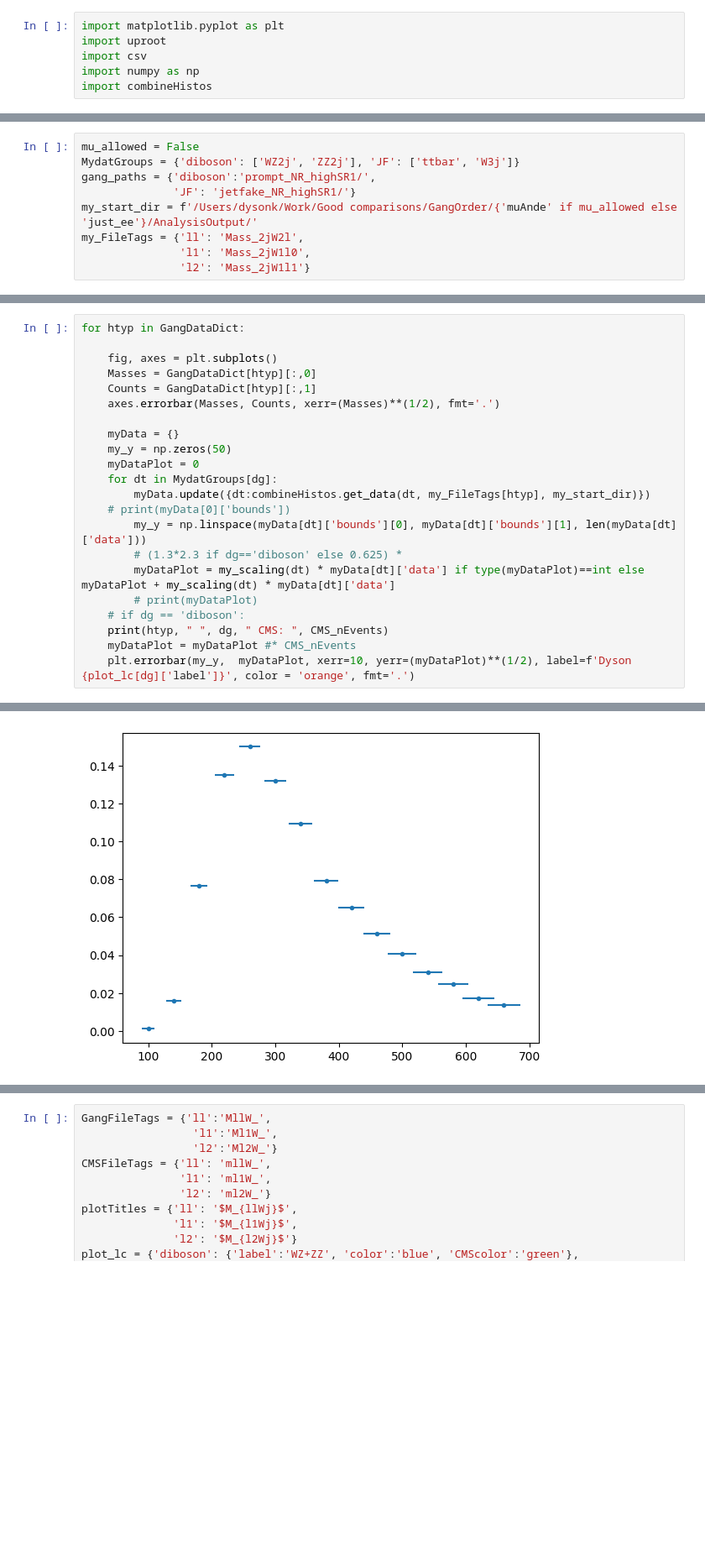
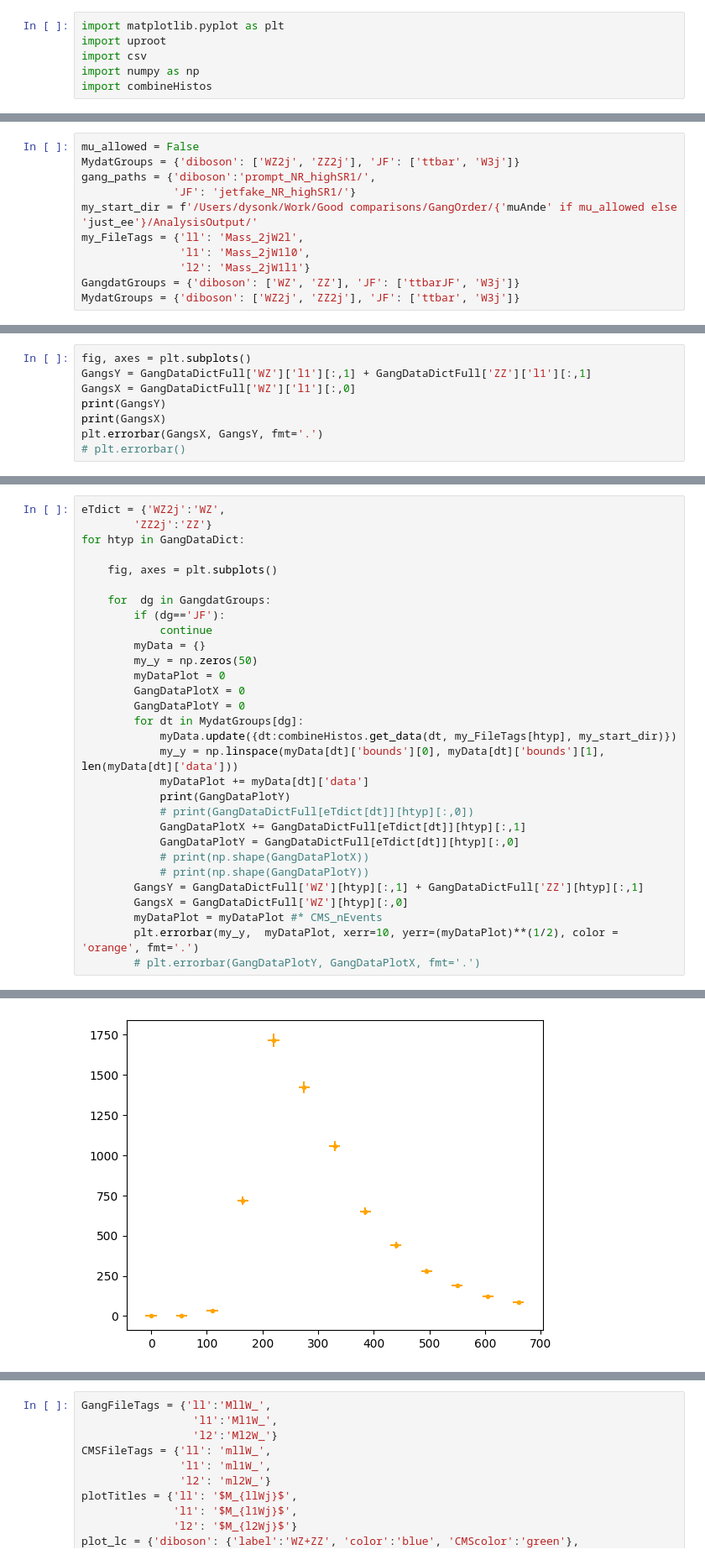
Before and after one commit to dysontk/LFVLNV, a Jupyter notebook: AnalysisAndSuch/Histos.ipynb, the cells around one changed output, grey strips where cells are left out. Shown: that part at 84% size. Cells and saved outputs as stored; diff of their text form; blank space fills up the shorter version.

Commit message:
no muons in gang's

```diff
--- a/AnalysisAndSuch/Histos.ipynb
+++ b/AnalysisAndSuch/Histos.ipynb
@@ -73,3 +127,5 @@ my_start_dir = f'/Users/dysonk/Work/Good comparisons/GangOrder/{'muAnde' if mu_a
 my_FileTags = {'ll': 'Mass_2jW2l',
                'l1': 'Mass_2jW1l0',
                'l2': 'Mass_2jW1l1'}
+GangdatGroups = {'diboson': ['WZ', 'ZZ'], 'JF': ['ttbarJF', 'W3j']}
+MydatGroups = {'diboson': ['WZ2j', 'ZZ2j'], 'JF': ['ttbar', 'W3j']}
@@ -75,0 +152,8 @@ my_FileTags = {'ll': 'Mass_2jW2l',
+# %%
+fig, axes = plt.subplots()
+GangsY = GangDataDictFull['WZ']['l1'][:,1] + GangDataDictFull['ZZ']['l1'][:,1]
+GangsX = GangDataDictFull['WZ']['l1'][:,0]
+print(GangsY)
+print(GangsX)
+plt.errorbar(GangsX, GangsY, fmt='.')
+# plt.errorbar()
@@ -76,23 +167,31 @@ my_FileTags = {'ll': 'Mass_2jW2l',
 # %%
+eTdict = {'WZ2j':'WZ',
+        'ZZ2j':'ZZ'}
 for htyp in GangDataDict:
 
     fig, axes = plt.subplots()
-    Masses = GangDataDict[htyp][:,0]
-    Counts = GangDataDict[htyp][:,1]
-    axes.errorbar(Masses, Counts, xerr=(Masses)**(1/2), fmt='.')
 
-    myData = {}
-    my_y = np.zeros(50)
-    myDataPlot = 0
-    for dt in MydatGroups[dg]:
-        myData.update({dt:combineHistos.get_data(dt, my_FileTags[htyp], my_start_dir)})
-    # print(myData[0]['bounds'])
-        my_y = np.linspace(myData[dt]['bounds'][0], myData[dt]['bounds'][1], len(myData[dt]['data']))
-        # (1.3*2.3 if dg=='diboson' else 0.625) *
-        myDataPlot = my_scaling(dt) * myData[dt]['data'] if type(myDataPlot)==int else myDataPlot + my_scaling(dt) * myData[dt]['data']
-        # print(myDataPlot)
-    # if dg == 'diboson':
-    print(htyp, " ", dg, " CMS: ", CMS_nEvents)
-    myDataPlot = myDataPlot #* CMS_nEvents
-    plt.errorbar(my_y,  myDataPlot, xerr=10, yerr=(myDataPlot)**(1/2), label=f'Dyson {plot_lc[dg]['label']}', color = 'orange', fmt='.')
+    for  dg in GangdatGroups:
+        if (dg=='JF'):
+            continue
+        myData = {}
+        my_y = np.zeros(50)
+        myDataPlot = 0
+        GangDataPlotX = 0
+        GangDataPlotY = 0
+        for dt in MydatGroups[dg]:
+            myData.update({dt:combineHistos.get_data(dt, my_FileTags[htyp], my_start_dir)})
+            my_y = np.linspace(myData[dt]['bounds'][0], myData[dt]['bounds'][1], len(myData[dt]['data']))
+            myDataPlot += myData[dt]['data']
+            print(GangDataPlotY)
+            # print(GangDataDictFull[eTdict[dt]][htyp][:,0])
+            GangDataPlotX += GangDataDictFull[eTdict[dt]][htyp][:,1]
+            GangDataPlotY = GangDataDictFull[eTdict[dt]][htyp][:,0]
+            # print(np.shape(GangDataPlotX))
+            # print(np.shape(GangDataPlotY))
+        GangsY = GangDataDictFull['WZ'][htyp][:,1] + GangDataDictFull['ZZ'][htyp][:,1]
+        GangsX = GangDataDictFull['WZ'][htyp][:,0]
+        myDataPlot = myDataPlot #* CMS_nEvents
+        plt.errorbar(my_y,  myDataPlot, xerr=10, yerr=(myDataPlot)**(1/2), color = 'orange', fmt='.')
+        # plt.errorbar(GangDataPlotY, GangDataPlotX, fmt='.')
 # %% [output]
@@ -99 +207 @@ for htyp in GangDataDict:
-[figure, old version]
+[figure, new version]
```
Also changed, not shown: parts of 7 cells of this notebook, 1 other file.
